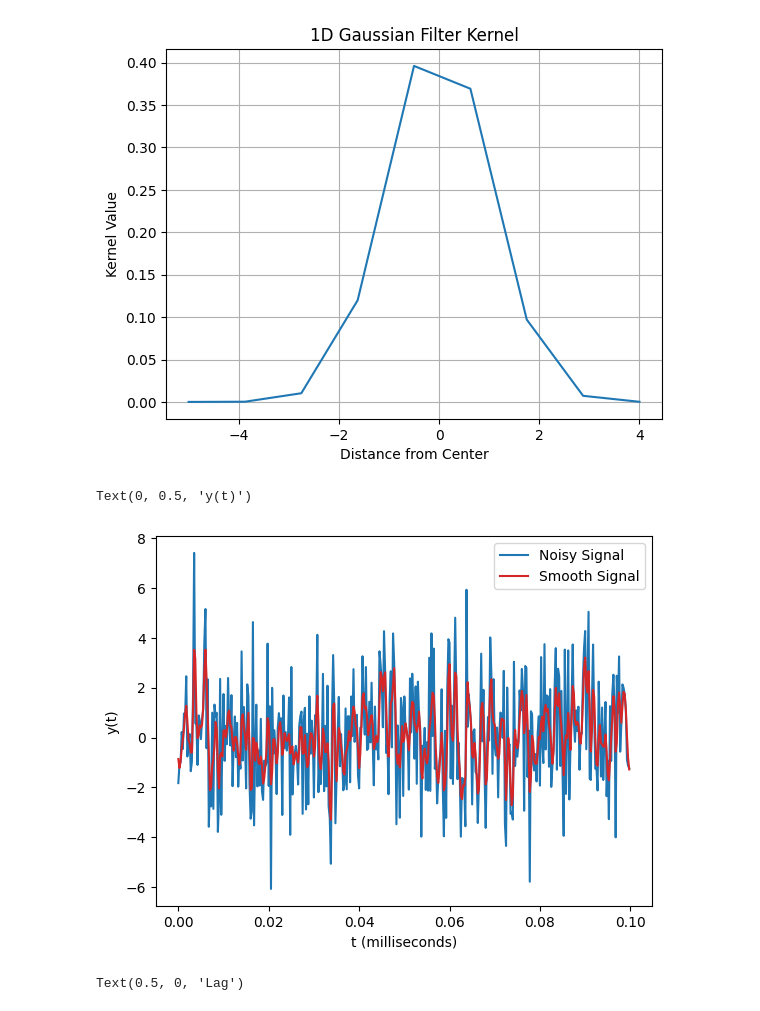
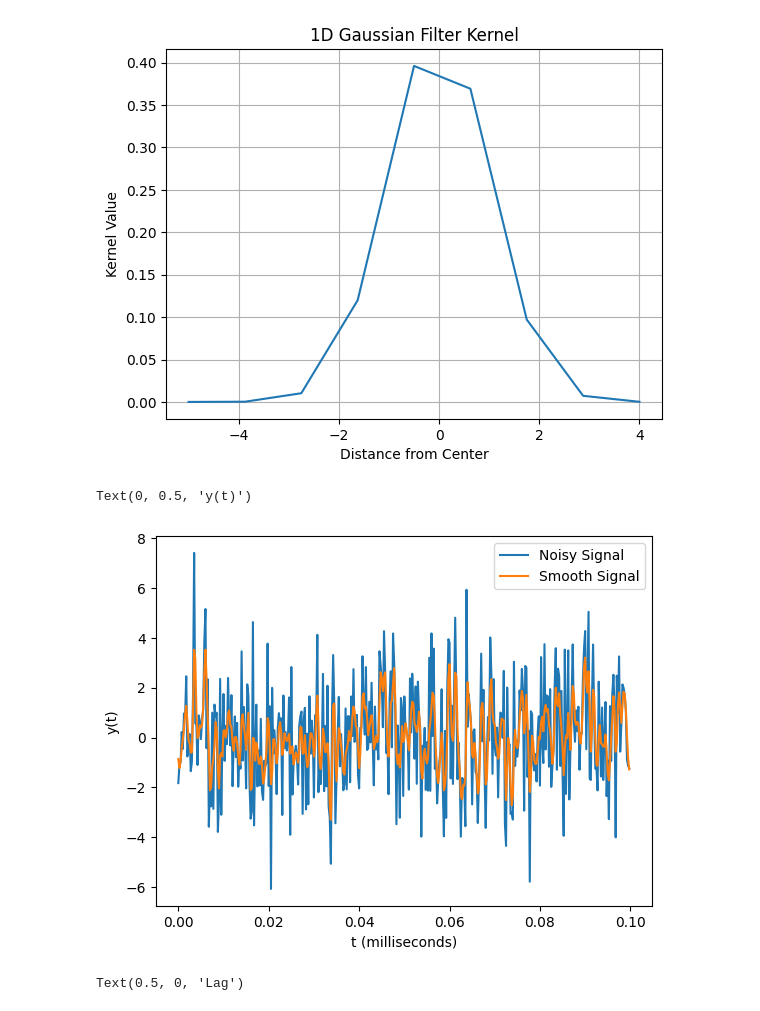
Before and after one commit to TarteelA/Applied-Signal-Processing-Using-Python, a Jupyter notebook: Normal.ipynb, the cells around one changed output. Cells and saved outputs as stored; diff of their text form; code cells hidden in the pictures.

```diff
--- a/Normal.ipynb
+++ b/Normal.ipynb
@@ -145,13 +145,13 @@ S_filtered = np.convolve(norm_gaussian_kernel, S_noise, mode = 'same')
 # %%
 #Plotting First 400 Points of Noisy and Filtered Signals
 plt.plot(t[:400], S_noise[:400], label = 'Noisy Signal')
-plt.plot(t[:400], S_filtered[:400], 'tab:red', label = 'Smooth Signal')
+plt.plot(t[:400], S_filtered[:400], 'tab:orange', label = 'Smooth Signal')
 plt.xlabel('t (milliseconds)')
 plt.legend(fontsize = 10, loc = 'upper right')
 plt.ylabel('y(t)')
 # %% [output]
 Text(0, 0.5, 'y(t)')
-[figure, old version]
+[figure, new version]
 # %%
 a = 0.95
 N = 28
```
Also changed, not shown: parts of 2 cells of this notebook, 2 other files.
